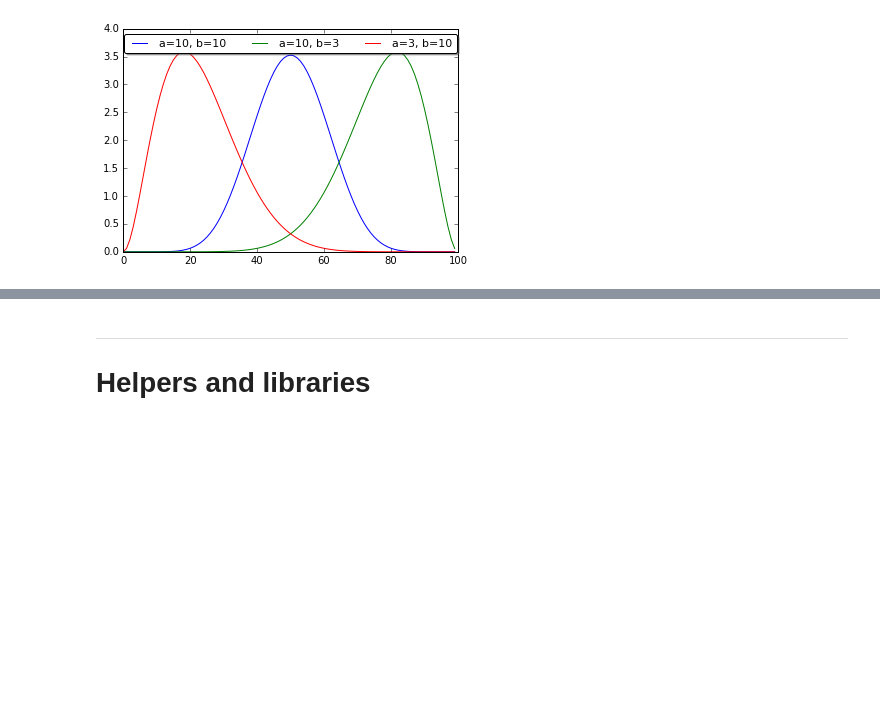
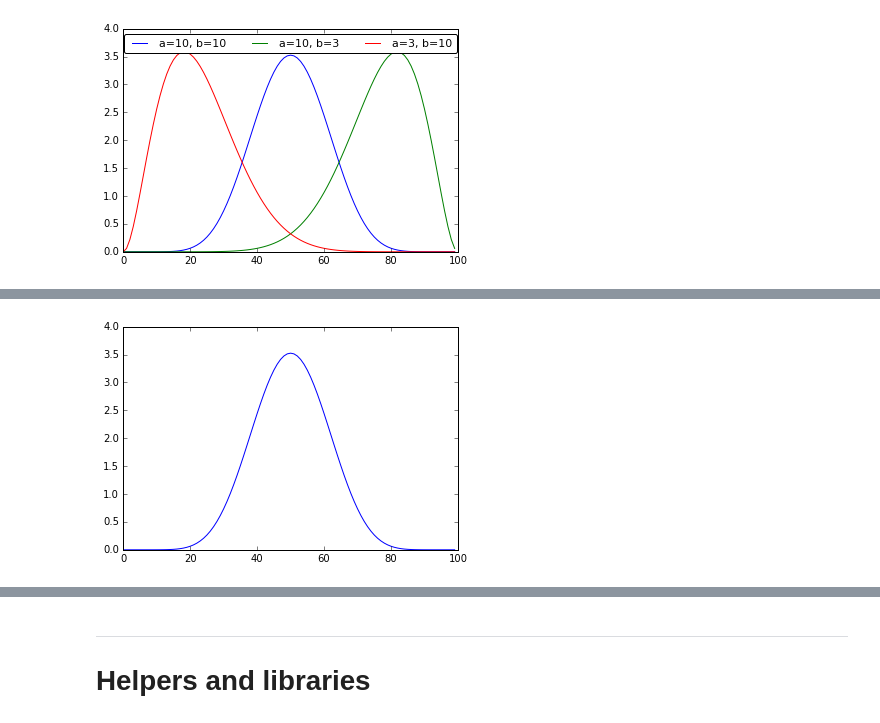
Before and after one commit to justayak/playground, a Jupyter notebook: computer_vision/probability.ipynb, the cells around one changed output, grey strips where cells are left out. Saved outputs shown, nothing was run; the diff lists cells and outputs as text; code cells hidden in the pictures; blank space fills up the shorter version.

Commit message:
dirichlet impl

```diff
--- a/computer_vision/probability.ipynb
+++ b/computer_vision/probability.ipynb
@@ -139,0 +161,25 @@ plt.show()
+# %%
+def gen_dirichlet(alphas):
+    for a in alphas:
+        assert(a >= 0)
+    alphas_gamma = np.array([Gamma(a) for a in alphas])
+    p = Gamma(sum(alphas)) / np.prod(alphas_gamma)
+    def dirichlet(lambdas):
+        assert(len(lambdas) == len(alphas))
+        K = len(lambdas)
+        prod = 1
+        for k in range(K):
+            prod *= math.pow(lambdas[k], alphas[k] - 1)
+        return p * prod
+
+    return dirichlet
+
+dirichlet1 = gen_dirichlet([10, 10])
+a = []
+for i in np.arange(0, 1, 0.01):
+    a.append(dirichlet1([i, 1-i]))
+
+plt.plot(a)
+plt.show()
+# %% [output]
+[figure, added]
```
Also changed, not shown: parts of 6 cells of this notebook.
